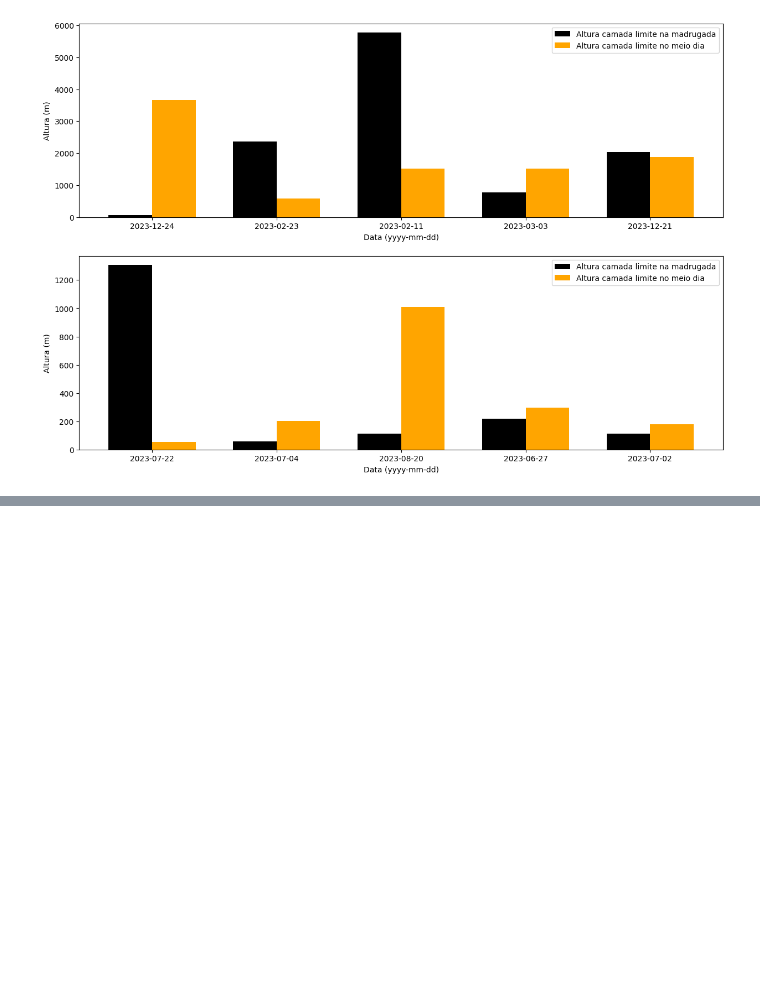
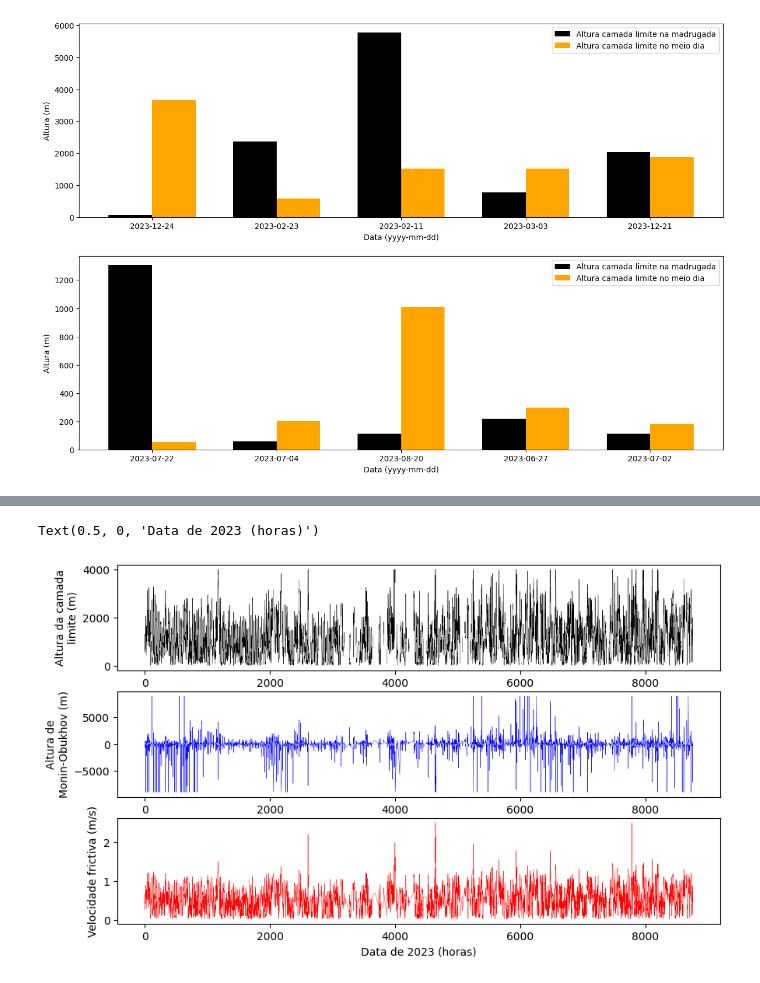
Before and after one commit to josehenriquehess/ENS5173_202401, a Jupyter notebook: Trabalho02.ipynb, the cells around one changed output, grey strips where cells are left out. Cells and saved outputs as stored; diff of their text form; code cells hidden in the pictures; blank space fills up the shorter version.

```diff
--- a/Trabalho02.ipynb
+++ b/Trabalho02.ipynb
@@ -488,0 +493,57 @@ for i in range(2):
+# %%
+caminho= rootPath+'\\dados\\EZ_AERMOD_josehenriquehess_2024-05-24'
+
+df_ezaermet = pd.read_csv(caminho+'\\METEO.csv')
+
+# Renomeando as colunas
+df_ezaermet.columns = [
+    "ano", "mes", "dia", "dia juliano", "hora", "calor sensível",
+    "surface friction velocity", "convective velocity scale",
+    "potential temperature", "convectively-driven mixing height",
+    "mechanically-driven mixing height", "Monin-Obukhov length",
+    "rugosidade", "bowen", "albedo", "velocidade de vento",
+    "direcao de vento", "anenometro", "temperatura",
+    "medida de medida da temperatura", "codigo de precipitacao",
+    "quantidade de precipitacao", "umidade relativa", "pressao (mb)",
+    "cobertura de nuvens", "velocidade vento", "cobertura de nuvem"
+]
+
+#print(df_ezaermet)
+
+# Função auxiliar para encontrar o maior valor, ignorando valores negativos
+def maior_valor(row):
+    val1 = row["convectively-driven mixing height"]
+    val2 = row["mechanically-driven mixing height"]
+    # Filtra valores negativos
+    valores = [val for val in [val1, val2] if val >= 0]
+    if valores:
+        return max(valores)
+    else:
+        return None  # ou algum valor padrão como NaN
+
+# Aplicando a função a cada linha do DataFrame
+lista_camadalimite = df_ezaermet.apply(maior_valor, axis=1).tolist()
+#print(lista_camadalimite)
+
+# Criando figura com o valor da camada limite bruta
+
+fig, ax = plt.subplots(3,1,figsize=(10,6))
+
+ax[0].plot(lista_camadalimite,linewidth=0.3, color='black')
+ax[0].set_ylabel('Altura da camada\nlimite (m)')
+ax[0].set_xlabel('Data de 2023 (horas)')
+
+# Criando figura com o valor da altura de Monin-Obukhov
+
+ax[1].plot(df_ezaermet[df_ezaermet['Monin-Obukhov length'] != -99999]['Monin-Obukhov length'],linewidth=0.3, color='blue')
+ax[1].set_ylabel('Altura de\nMonin-Obukhov (m)')
+ax[1].set_xlabel('Data de 2023 (horas)')
+
+# Criando figura de velocidade frictiva
+
+ax[2].plot(df_ezaermet[df_ezaermet['surface friction velocity'] != -9]['surface friction velocity'],linewidth=0.3, color='red')
+ax[2].set_ylabel('Velocidade frictiva (m/s)')
+ax[2].set_xlabel('Data de 2023 (horas)')
+# %% [output]
+Text(0.5, 0, 'Data de 2023 (horas)')
+[figure, added]
```
Also changed, not shown: parts of 2 cells of this notebook.
